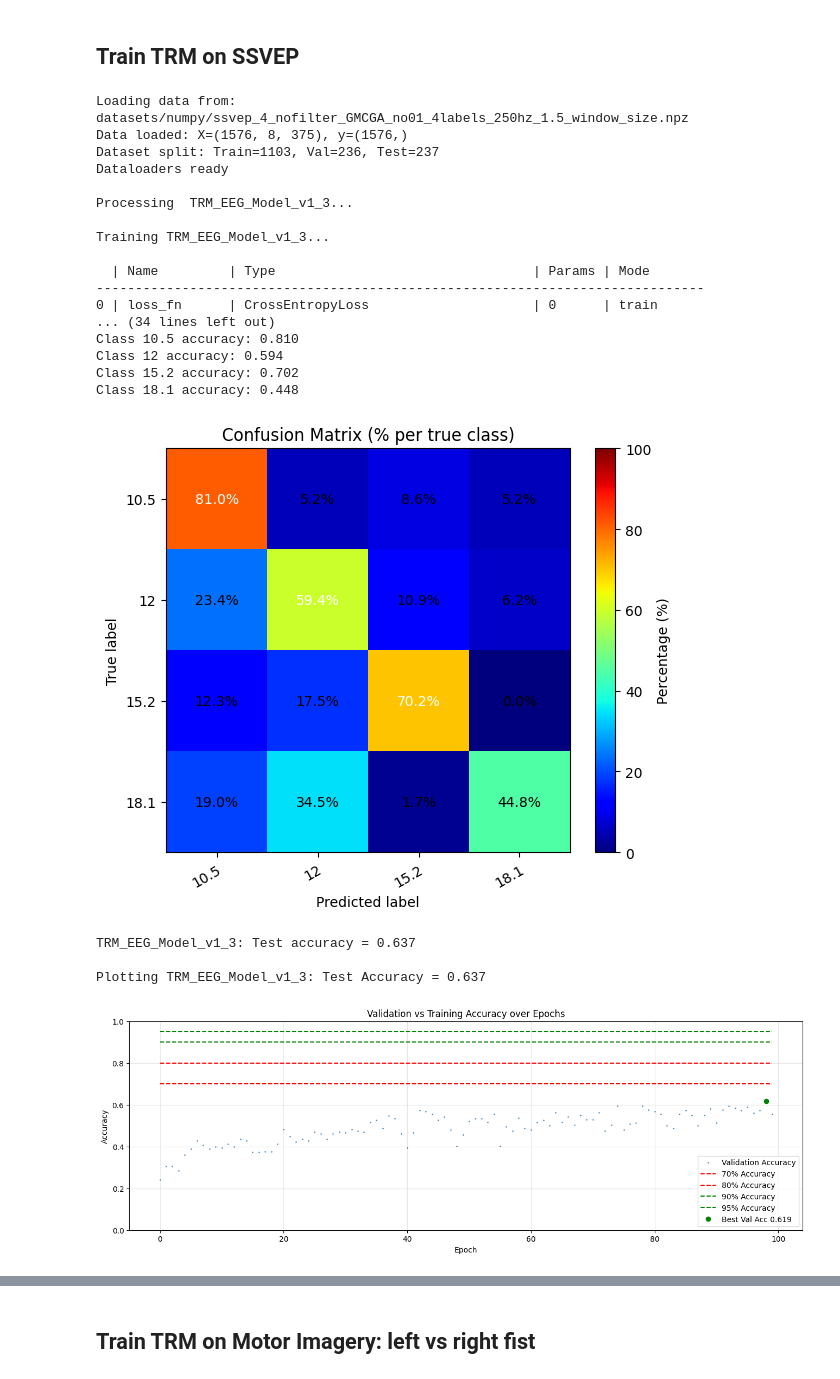
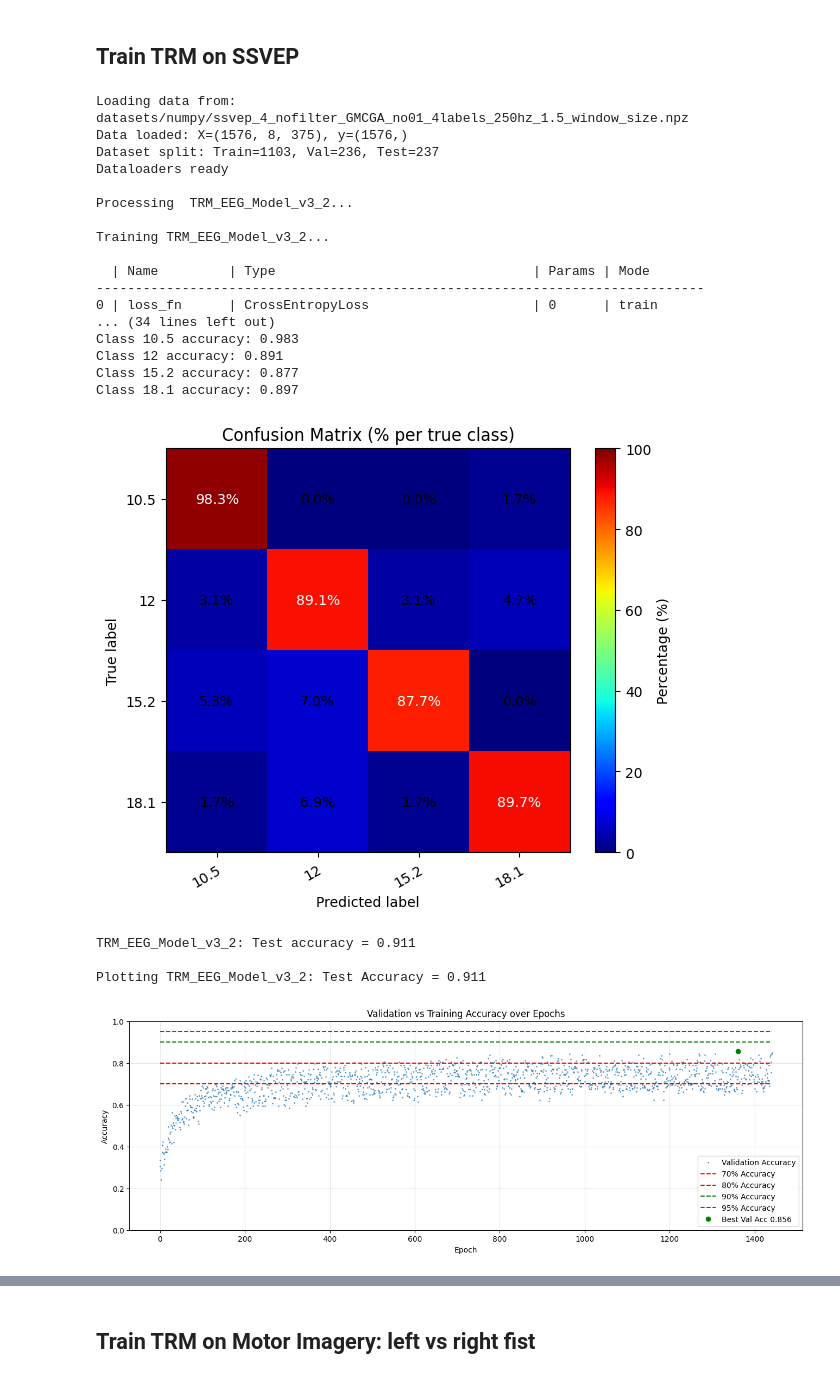
Before and after one commit to GeorgTenzing/EEG_Classification, a Jupyter notebook: Main.ipynb, the cells around one changed output, grey strips where cells are left out. Drawn from its saved outputs; the diff is of its cells as text; code cells hidden in the pictures.

```diff
--- a/Main.ipynb
+++ b/Main.ipynb
@@ -54,13 +54,22 @@ plot_all_results(results, test_results)
 from Model_Trainer import run_multiple_models
 from Dataset_torch import EEGDataset_with_filters
 
-from TRM import TRM_EEG_Model_v1, TRM_EEG_Model_v1_2, TRM_EEG_Model_v1_3, TRM_EEG_Model_v1_4, TRM_EEG_Model_v1_5
+from TRM import (TRM_EEG_Model_v1, TRM_EEG_Model_v1_2, TRM_EEG_Model_v1_3, TRM_EEG_Model_v1_4, TRM_EEG_Model_v1_5, TRM_EEG_Model_v1_6,
+                 TRM_EEG_Model_v3_1, TRM_EEG_Model_v3_2, TRM_EEG_Model_v3_3, TRM_EEG_Model_v3_4,
+                 TRM_EEG_Model_v4_1)
 models = [
         # TRM_EEG_Model_v1,
         # TRM_EEG_Model_v1_2,
-        # TRM_EEG_Model_v1_3, # very good and promising, lets hope
-        TRM_EEG_Model_v1_4,
-        TRM_EEG_Model_v1_5,
+        # TRM_EEG_Model_v1_3, #  0.903 / 0.873 very good and promising, lets hope
+        # TRM_EEG_Model_v1_4, # ran out of memory twice
+        # TRM_EEG_Model_v1_5, # 0.890 / 0.873 not bad, same max val acc but actually quicker, test acc was lower at 0.890
+        # TRM_EEG_Model_v3_1,   # 0.848
+        # TRM_EEG_Model_v1_6,   # 0.835  (might ve been the smaller shared net?)
+        # TRM_EEG_Model_v4_1,     # 0.827
+        TRM_EEG_Model_v3_2,     #  0.911 / 0.856
+        TRM_EEG_Model_v3_3,     # 0.856 / 0.873
+        TRM_EEG_Model_v3_4,    # nan
+
 ]
 
 shared_parameters_ssvep = {
@@ -72,42 +81,42 @@ shared_parameters_ssvep = {
     "OCCIPITAL_SLICE": slice(0, 8),
 
     "MAX_TIME": "00:00:10:00",
-    "EPOCHS": 100,
+    # "EPOCHS": 100,
     "MODEL_KWARGS": {
         "in_channels": 8,
         "num_classes": 4,
         "class_labels": [10.5, 12, 15.2, 18.1],
         "class_weights": [1.0, 1.0, 1.0, 1.0],
     },
     "SUMMARY": True,
     # "skip_training": True,
     # "LOAD_CHECKPOINT": "logs/TRM_EEG_Model_v1/version_9_4ssvep_945/checkpoints/best-2491-val_acc=0.953.ckpt",
     # "LOAD_CHECKPOINT": "logs/TRM_EEG_Model_v1_4/version_2/checkpoints/best-36-val_acc=0.517.ckpt",
     # "LOAD_CHECKPOINT": "logs/TRM_EEG_Model_v1_3/version_2_4ssvep_903_10min/checkpoints/best-920-val_acc=0.873.ckpt",
 
 
 }
 results, test_loader = run_multiple_models(models, shared_parameters_ssvep)
 # %% [output]
 Loading data from: datasets/numpy/ssvep_4_nofilter_GMCGA_no01_4labels_250hz_1.5_window_size.npz
 Data loaded: X=(1576, 8, 375), y=(1576,)
 Dataset split: Train=1103, Val=236, Test=237
 Dataloaders ready
 
-Processing  TRM_EEG_Model_v1_3...
+Processing  TRM_EEG_Model_v3_2...
 
-Training TRM_EEG_Model_v1_3...
+Training TRM_EEG_Model_v3_2...
 
   | Name         | Type                                 | Params | Mode
 ------------------------------------------------------------------------------
 0 | loss_fn      | CrossEntropyLoss                     | 0      | train
 ... (34 lines left out)
-Class 10.5 accuracy: 0.810
-Class 12 accuracy: 0.594
-Class 15.2 accuracy: 0.702
-Class 18.1 accuracy: 0.448
+Class 10.5 accuracy: 0.983
+Class 12 accuracy: 0.891
+Class 15.2 accuracy: 0.877
+Class 18.1 accuracy: 0.897
-[figure, old version]
+[figure, new version]
-TRM_EEG_Model_v1_3: Test accuracy = 0.637
+TRM_EEG_Model_v3_2: Test accuracy = 0.911
 
-Plotting TRM_EEG_Model_v1_3: Test Accuracy = 0.637
+Plotting TRM_EEG_Model_v3_2: Test Accuracy = 0.911
-[figure, old version]
+[figure, new version]
```
Also changed, not shown: parts of 2 cells of this notebook, 18 other files.
